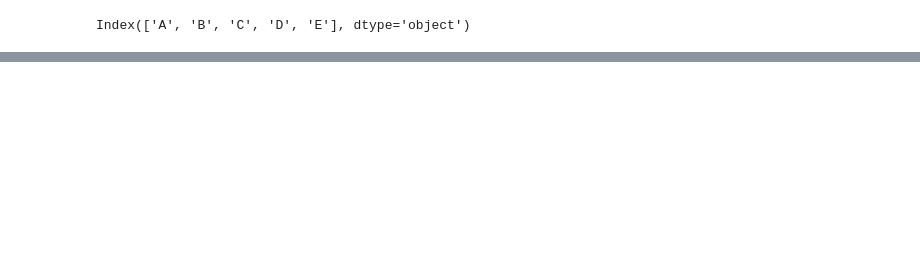
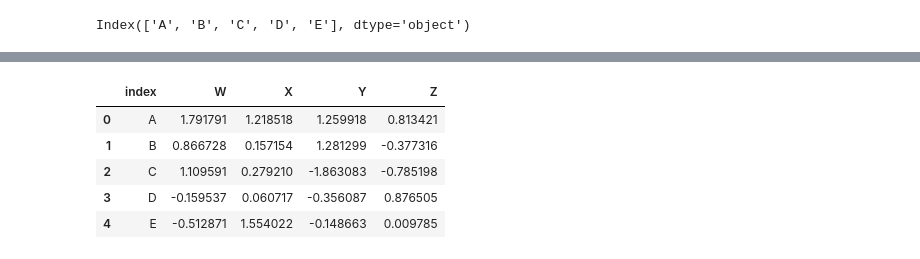
Before and after one commit to felixop7/Machine-Learning, a Jupyter notebook: Basics/Pandas/Pandas.ipynb, the cells around one changed output, grey strips where cells are left out. Cells and saved outputs as stored; diff of their text form; code cells hidden in the pictures; blank space fills up the shorter version.

Commit message:
dataframe

```diff
--- a/Basics/Pandas/Pandas.ipynb
+++ b/Basics/Pandas/Pandas.ipynb
@@ -308,0 +314,11 @@ df[(df['W']>0) & (df['Y'] <0)]
+# %%
+df.reset_index(inplace = True)
+# %%
+df
+# %% [output]
+|  | index | W | X | Y | Z |
+| 0 | A | 1.791791 | 1.218518 | 1.259918 | 0.813421 |
+| 1 | B | 0.866728 | 0.157154 | 1.281299 | -0.377316 |
+| 2 | C | 1.109591 | 0.279210 | -1.863083 | -0.785198 |
+| 3 | D | -0.159537 | 0.060717 | -0.356087 | 0.876505 |
+| 4 | E | -0.512871 | 1.554022 | -0.148663 | 0.009785 |
```
Also changed, not shown: parts of 30 cells of this notebook.
